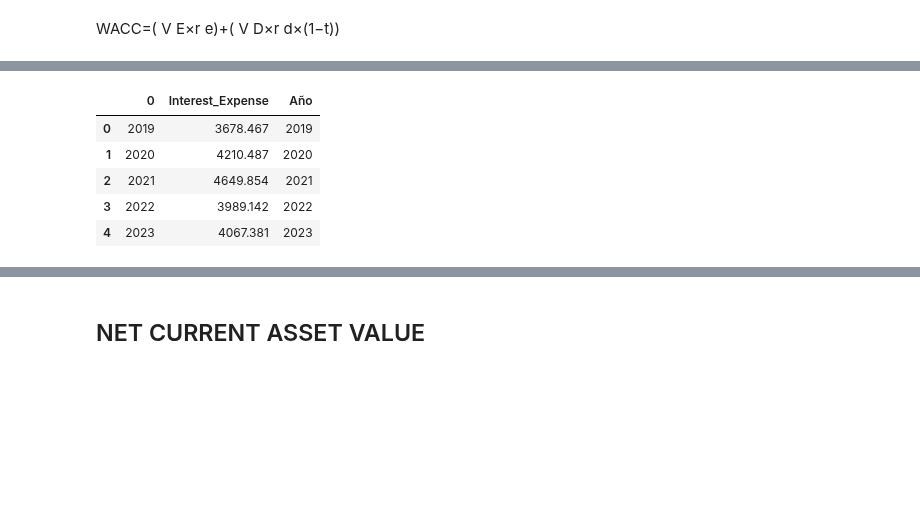
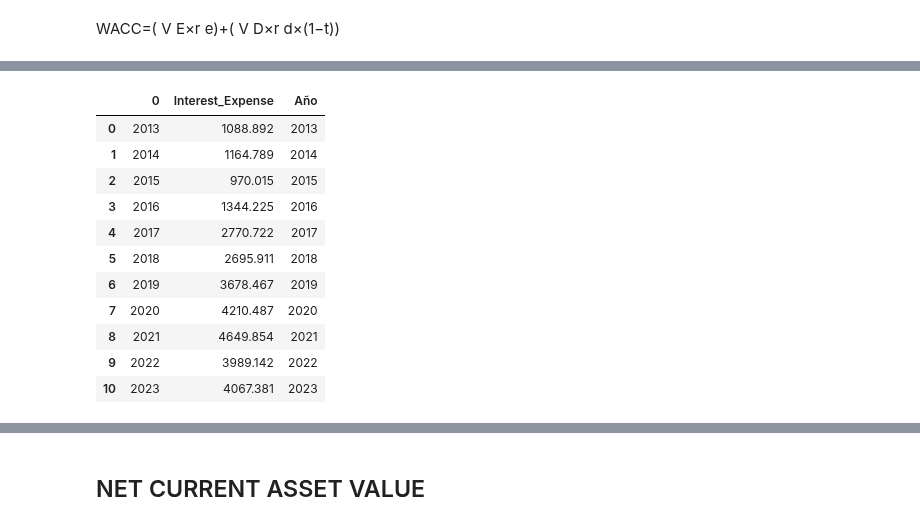
Before and after one commit to Marco23rubio/Stocks, a Jupyter notebook: cosas - copia.ipynb, the cells around one changed output, grey strips where cells are left out. Drawn from its saved outputs; the diff is of its cells as text; code cells hidden in the pictures; blank space fills up the shorter version.

```diff
--- a/cosas - copia.ipynb
+++ b/cosas - copia.ipynb
@@ -235,7 +264,7 @@ pattern = re.compile(r'\d{4}')
 columnas_con_anio = [col for col in df_anual.columns if pattern.search(col)]
 
 # Filtrar las columnas que están dentro del rango de los últimos 10 años desde anio_anterior
-anio_limite = anio_anterior - 10
+anio_limite = anio_anterior - 20
 columnas_filtradas = [col for col in columnas_con_anio if int(
     pattern.search(col).group()) >= anio_limite]
 
@@ -283,5 +310,26 @@ df_trimestral_filtrado = df_trimestral_filtrado.fillna(0)
 # %%
 df_anual_filtrado = df_anual_filtrado.drop(columns=["TTM/current"])
+# %%
+def limpiar_df_financiero(df):
+    df = df.copy()
+
+    # Reemplazar '-' por NaN en todo el DF
+    df.replace('-', np.nan, inplace=True)
+
+    # Todas las columnas excepto 'Fiscal Period' a numéricas
+    cols_datos = df.columns.drop('Fiscal Period')
+
+    df[cols_datos] = df[cols_datos].apply(
+        pd.to_numeric, errors='coerce'
+    )
+
+    return df
+
+df_anual_filtrado = limpiar_df_financiero(df_anual_filtrado)
+df_trimestral_filtrado = limpiar_df_financiero(df_trimestral_filtrado)
+# %%
+df_anual_filtrado = df_anual_filtrado.dropna(axis=1, how='all')
+df_trimestral_filtrado = df_trimestral_filtrado.dropna(axis=1, how='all')
 # %%
 # Crear DataFrame vacío con las columnas anuales
 razones_financieras = pd.DataFrame(
@@ -1379,7 +1613,8 @@ df_total_shares
 resumen_cierre["Año"] = resumen_cierre["Año"].astype(int)
 
 # Filtrar solo años 2019–2023
-resumen_cierre_filtrado = resumen_cierre[resumen_cierre["Año"].between(2019, 2023)].reset_index(drop=True)
+ultimos_10_anios = sorted(resumen_cierre["Año"].unique())[-11:]
+resumen_cierre_filtrado = resumen_cierre[resumen_cierre["Año"].isin(ultimos_10_anios)].copy()
 df_total_shares = df_total_shares.sort_values("Año").reset_index(drop=True)
 
 # Calcular el precio mínimo entre promedio y mediana
@@ -1456,26 +1709,36 @@ df_r
 # %%
 interest_expense = df_anual_filtrado[df_anual_filtrado['Fiscal Period'] == '  Interest Expense'].iloc[0, 1:].abs()
 
 # Convertir el índice a años numéricos
 interest_expense.index = interest_expense.index.str.extract(r'(\d{4})').astype(int)[0]
 
 # Convertir a DataFrame
 df_interest_expense = interest_expense.to_frame(name="Interest_Expense")
 df_interest_expense["Año"] = df_interest_expense.index
 # Asegurar que los valores sean numéricos
 df_interest_expense["Interest_Expense"] = pd.to_numeric(df_interest_expense["Interest_Expense"], errors="coerce")
 
 # Filtrar solo de 2019 a 2023
-df_interest_expense = df_interest_expense.loc[2019:2023].reset_index().rename(columns={"index": "Año"})
-
+df_interest_expense = (
+    df_interest_expense
+        .loc[ultimos_10_anios]
+        .reset_index()
+        .rename(columns={"index": "Año"})
+)
 df_interest_expense
 # %% [output]
 |  | 0 | Interest_Expense | Año |
-| 0 | 2019 | 3678.467 | 2019 |
-| 1 | 2020 | 4210.487 | 2020 |
-| 2 | 2021 | 4649.854 | 2021 |
-| 3 | 2022 | 3989.142 | 2022 |
-| 4 | 2023 | 4067.381 | 2023 |
+| 0 | 2013 | 1088.892 | 2013 |
+| 1 | 2014 | 1164.789 | 2014 |
+| 2 | 2015 | 970.015 | 2015 |
+| 3 | 2016 | 1344.225 | 2016 |
+| 4 | 2017 | 2770.722 | 2017 |
+| 5 | 2018 | 2695.911 | 2018 |
+| 6 | 2019 | 3678.467 | 2019 |
+| 7 | 2020 | 4210.487 | 2020 |
+| 8 | 2021 | 4649.854 | 2021 |
+| 9 | 2022 | 3989.142 | 2022 |
+| 10 | 2023 | 4067.381 | 2023 |
 # %%
 # Asegurar orden y resetear índices
 df_interest_expense = df_interest_expense.sort_values("Año").reset_index(drop=True)
```
Also changed, not shown: parts of 62 cells of this notebook, 4 other files.
